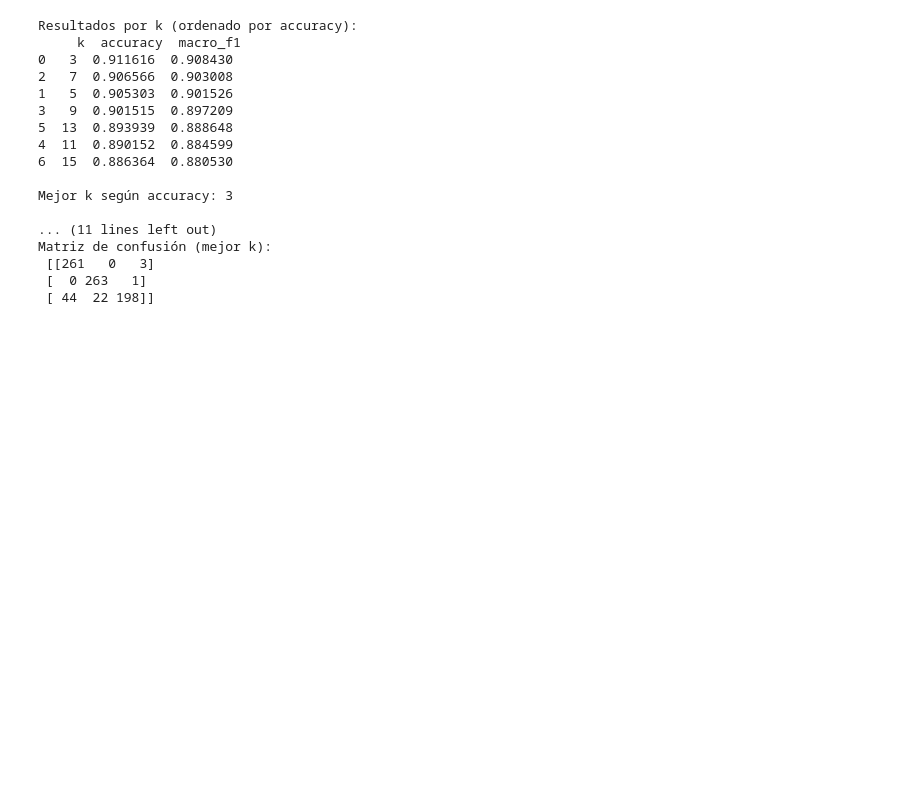
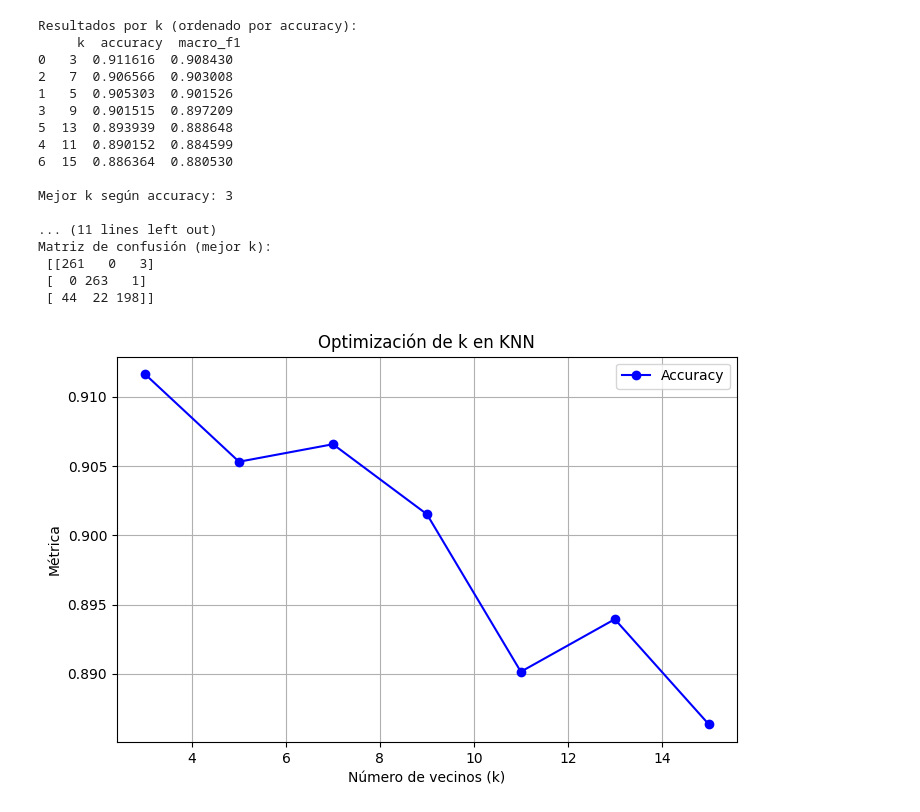
Before and after one commit to 4GeeksAcademy/agumarquez---Tutorial-del-Proyecto-K-vecinos-m-s-Cercanos, a Jupyter notebook: src/explore.ipynb, the cells around one changed output. Drawn from its saved outputs; the diff is of its cells as text; code cells hidden in the pictures; blank space fills up the shorter version.

```diff
--- a/src/explore.ipynb
+++ b/src/explore.ipynb
@@ -202,3 +221,18 @@ Matriz de confusión (mejor k):
  [[261   0   3]
  [  0 263   1]
  [ 44  22 198]]
+# %%
+res_df = pd.DataFrame(results)
+
+# accuracy vs k
+plt.figure(figsize=(8,5))
+plt.plot(res_df["k"], res_df["accuracy"], marker="o", linestyle="-", color="b", label="Accuracy")
+
+plt.xlabel("Número de vecinos (k)")
+plt.ylabel("Métrica")
+plt.title("Optimización de k en KNN")
+plt.legend()
+plt.grid(True)
+plt.show()
+# %% [output]
+[figure, added]
```
Also changed, not shown: parts of 5 cells of this notebook.
